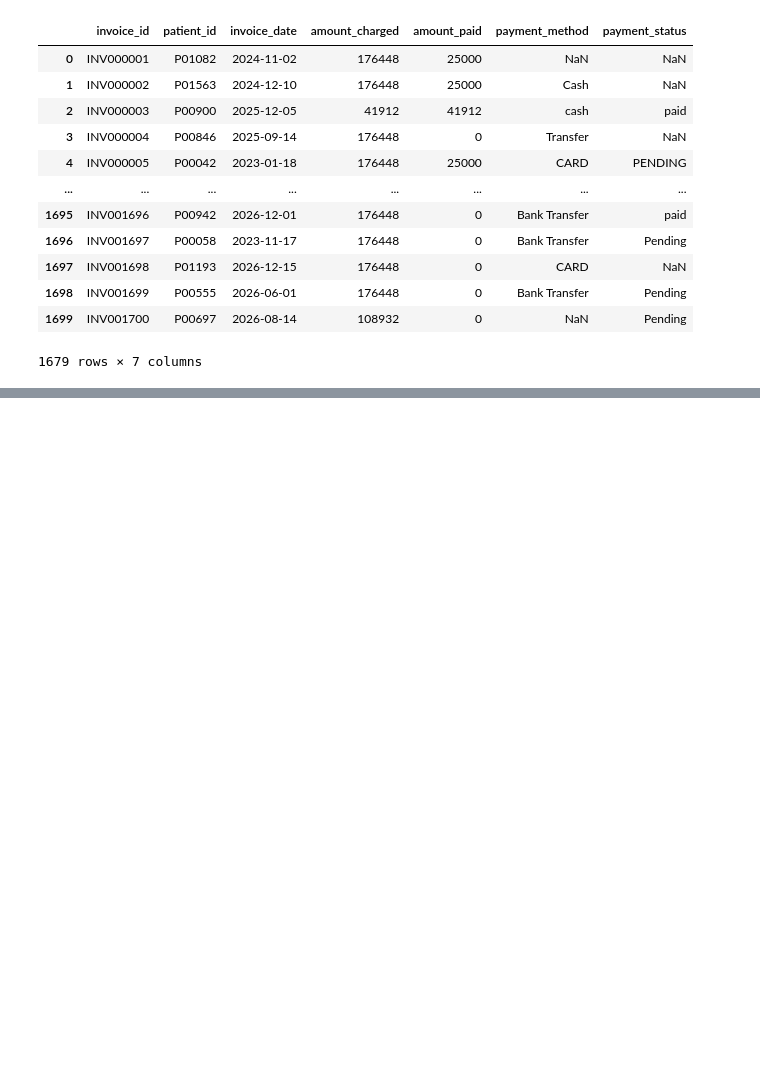
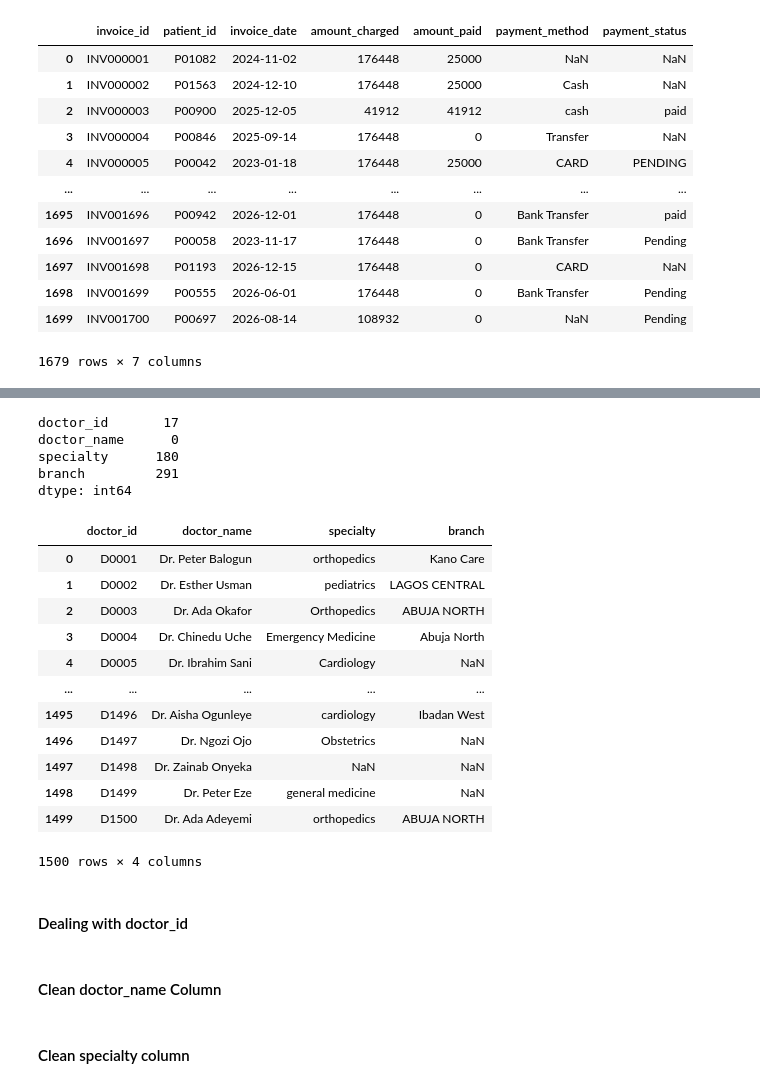
Before and after one commit to chinweubaudeh-crypto/Healthplus_Hospital_Data_Modernization_project, a Jupyter notebook: notebooks/healthplus_project.ipynb, the cells around one changed output, grey strips where cells are left out. Drawn from its saved outputs; the diff is of its cells as text; code cells hidden in the pictures; blank space fills up the shorter version.

```diff
--- a/notebooks/healthplus_project.ipynb
+++ b/notebooks/healthplus_project.ipynb
@@ -1337,0 +1536,26 @@ billing
+# %%
+doctors.isnull().sum()
+# %% [output]
+doctor_id       17
+doctor_name      0
+specialty      180
+branch         291
+dtype: int64
+# %%
+doctors
+# %% [output]
+|  | doctor_id | doctor_name | specialty | branch |
+| 0 | D0001 | Dr. Peter Balogun | orthopedics | Kano Care |
+| 1 | D0002 | Dr. Esther Usman | pediatrics | LAGOS CENTRAL |
+| 2 | D0003 | Dr. Ada Okafor | Orthopedics | ABUJA NORTH |
+| 3 | D0004 | Dr. Chinedu Uche | Emergency Medicine | Abuja North |
+| 4 | D0005 | Dr. Ibrahim Sani | Cardiology | NaN |
+| ... | ... | ... | ... | ... |
+| 1495 | D1496 | Dr. Aisha Ogunleye | cardiology | Ibadan West |
+| 1496 | D1497 | Dr. Ngozi Ojo | Obstetrics | NaN |
+| 1497 | D1498 | Dr. Zainab Onyeka | NaN | NaN |
+| 1498 | D1499 | Dr. Peter Eze | general medicine | NaN |
+| 1499 | D1500 | Dr. Ada Adeyemi | orthopedics | ABUJA NORTH |
+1500 rows × 4 columns
+# %% [markdown]
+#### Dealing with doctor_id
@@ -1337,0 +1583,2 @@ billing
+# %% [markdown]
+#### Clean doctor_name Column
@@ -1337,0 +1591,2 @@ billing
+# %% [markdown]
+#### Clean specialty column
```
Also changed, not shown: parts of 64 cells of this notebook, 1 other file.
